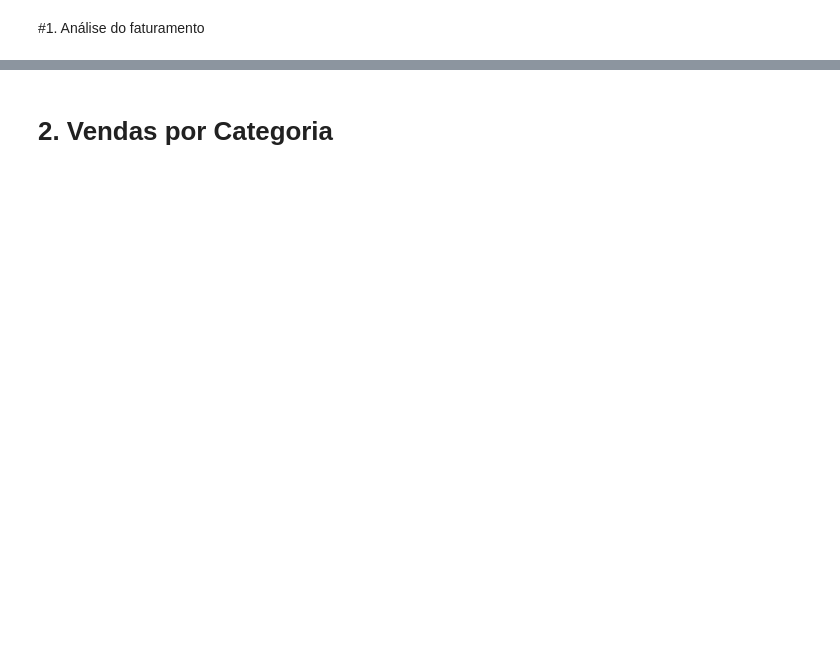
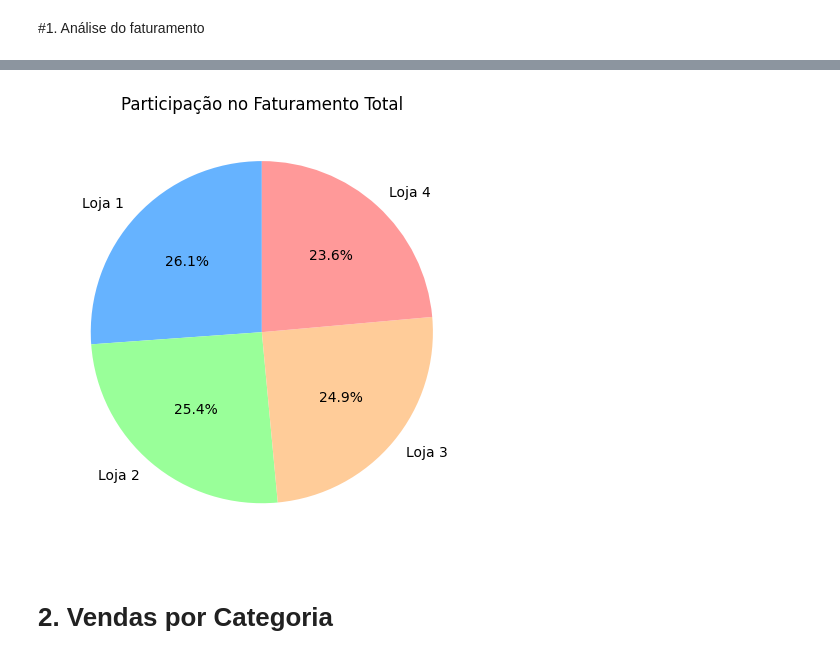
Before and after one commit to Alini-Silva/AluraStore, a Jupyter notebook: AluraStoreBr.ipynb, the cells around one changed output, grey strips where cells are left out. Saved outputs shown, nothing was run; the diff lists cells and outputs as text; code cells hidden in the pictures; blank space fills up the shorter version.

```diff
--- a/AluraStoreBr.ipynb
+++ b/AluraStoreBr.ipynb
@@ -26,2 +105,9 @@ loja.head()
+# %%
+plt.pie(valores, labels=lojas, autopct='%1.1f%%', startangle=90, colors=['#66b3ff','#99ff99','#ffcc99','#ff9999'])
+plt.title('Participação no Faturamento Total')
+plt.tight_layout()
+plt.show()
+# %% [output]
+[figure, added]
 # %% [markdown]
 # 2. Vendas por Categoria
```
Also changed, not shown: parts of 23 cells of this notebook.
